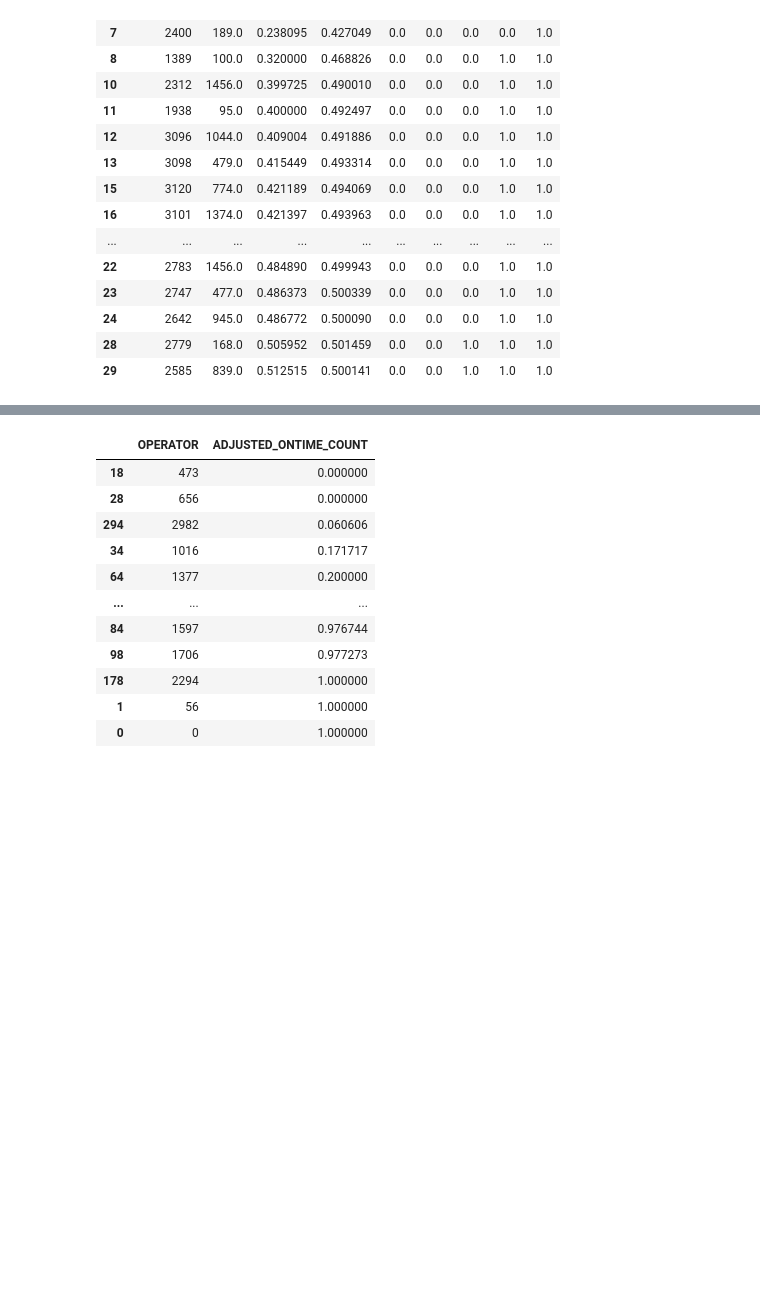
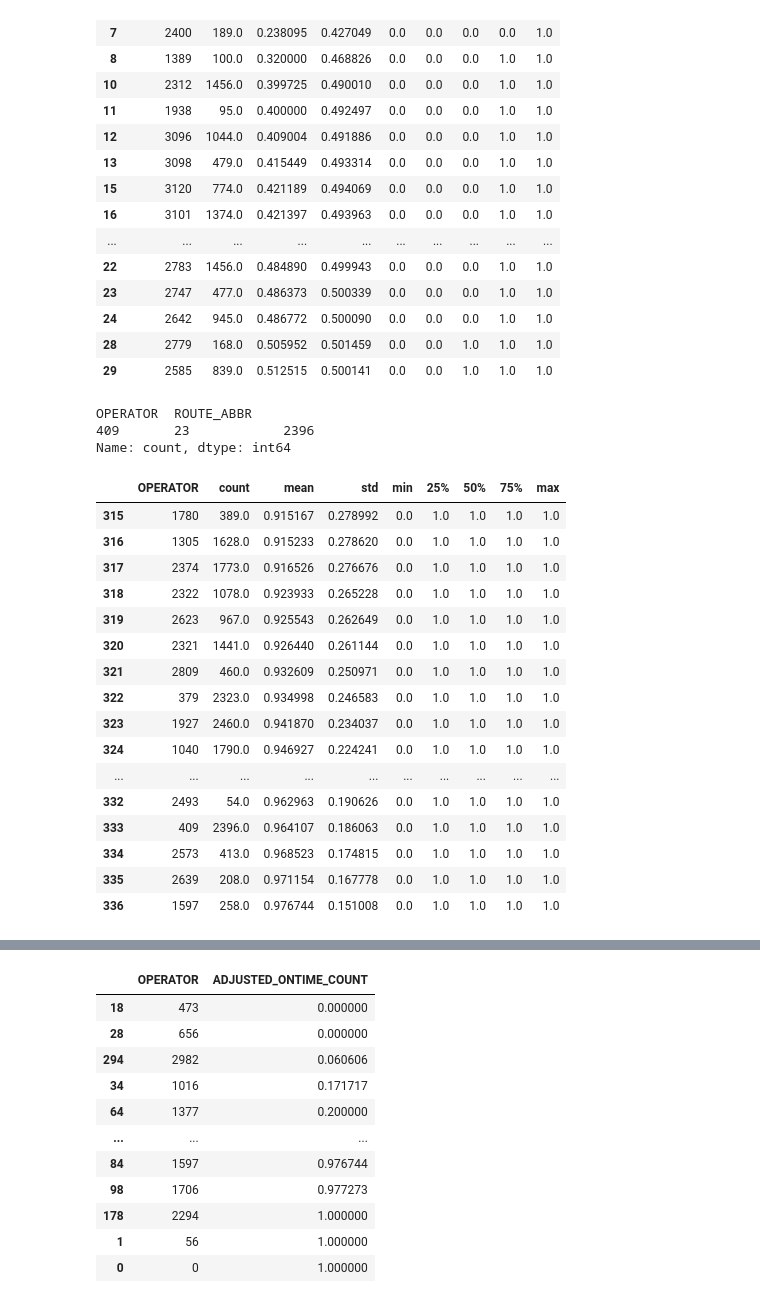
Before and after one commit to NSS-Data-Analytics-Cohort-12/wego-python-da12-javascript-express, a Jupyter notebook: notebooks/wego_project.ipynb, the cells around one changed output, grey strips where cells are left out. Drawn from its saved outputs; the diff is of its cells as text; code cells hidden in the pictures; blank space fills up the shorter version.

```diff
--- a/notebooks/wego_project.ipynb
+++ b/notebooks/wego_project.ipynb
@@ -434,6 +386,35 @@ opstats[opstats['count'] > 50].head(20)
 | 24 | 2642 | 945.0 | 0.486772 | 0.500090 | 0.0 | 0.0 | 0.0 | 1.0 | 1.0 |
 | 28 | 2779 | 168.0 | 0.505952 | 0.501459 | 0.0 | 0.0 | 1.0 | 1.0 | 1.0 |
 | 29 | 2585 | 839.0 | 0.512515 | 0.500141 | 0.0 | 0.0 | 1.0 | 1.0 | 1.0 |
+# %%
+#operator lookup for trips per route
+wego[wego['OPERATOR'] == 409].groupby('OPERATOR')['ROUTE_ABBR'].value_counts()
+# %% [output]
+OPERATOR  ROUTE_ABBR
+409       23            2396
+Name: count, dtype: int64
+# %%
+#highest avg for ontime%
+opstats = wego.groupby('OPERATOR')['ADJUSTED_ONTIME_COUNT'].describe().sort_values(by = 'mean').reset_index()
+opstats[opstats['count'] > 50].tail(20)
+# %% [output]
+|  | OPERATOR | count | mean | std | min | 25% | 50% | 75% | max |
+| 315 | 1780 | 389.0 | 0.915167 | 0.278992 | 0.0 | 1.0 | 1.0 | 1.0 | 1.0 |
+| 316 | 1305 | 1628.0 | 0.915233 | 0.278620 | 0.0 | 1.0 | 1.0 | 1.0 | 1.0 |
+| 317 | 2374 | 1773.0 | 0.916526 | 0.276676 | 0.0 | 1.0 | 1.0 | 1.0 | 1.0 |
+| 318 | 2322 | 1078.0 | 0.923933 | 0.265228 | 0.0 | 1.0 | 1.0 | 1.0 | 1.0 |
+| 319 | 2623 | 967.0 | 0.925543 | 0.262649 | 0.0 | 1.0 | 1.0 | 1.0 | 1.0 |
+| 320 | 2321 | 1441.0 | 0.926440 | 0.261144 | 0.0 | 1.0 | 1.0 | 1.0 | 1.0 |
+| 321 | 2809 | 460.0 | 0.932609 | 0.250971 | 0.0 | 1.0 | 1.0 | 1.0 | 1.0 |
+| 322 | 379 | 2323.0 | 0.934998 | 0.246583 | 0.0 | 1.0 | 1.0 | 1.0 | 1.0 |
+| 323 | 1927 | 2460.0 | 0.941870 | 0.234037 | 0.0 | 1.0 | 1.0 | 1.0 | 1.0 |
+| 324 | 1040 | 1790.0 | 0.946927 | 0.224241 | 0.0 | 1.0 | 1.0 | 1.0 | 1.0 |
+| ... | ... | ... | ... | ... | ... | ... | ... | ... | ... |
+| 332 | 2493 | 54.0 | 0.962963 | 0.190626 | 0.0 | 1.0 | 1.0 | 1.0 | 1.0 |
+| 333 | 409 | 2396.0 | 0.964107 | 0.186063 | 0.0 | 1.0 | 1.0 | 1.0 | 1.0 |
+| 334 | 2573 | 413.0 | 0.968523 | 0.174815 | 0.0 | 1.0 | 1.0 | 1.0 | 1.0 |
+| 335 | 2639 | 208.0 | 0.971154 | 0.167778 | 0.0 | 1.0 | 1.0 | 1.0 | 1.0 |
+| 336 | 1597 | 258.0 | 0.976744 | 0.151008 | 0.0 | 1.0 | 1.0 | 1.0 | 1.0 |
 # %%
 opgo = pd.merge(wego, opstats[['OPERATOR', 'count', 'mean']], on = 'OPERATOR', how = 'left')
 opgo
```
Also changed, not shown: parts of 18 cells of this notebook.
